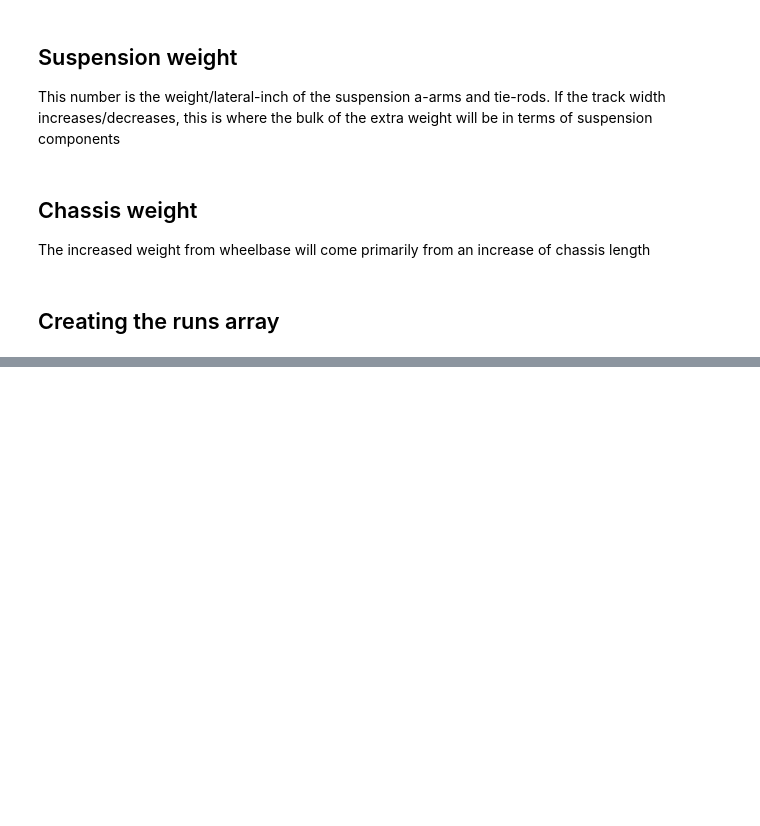
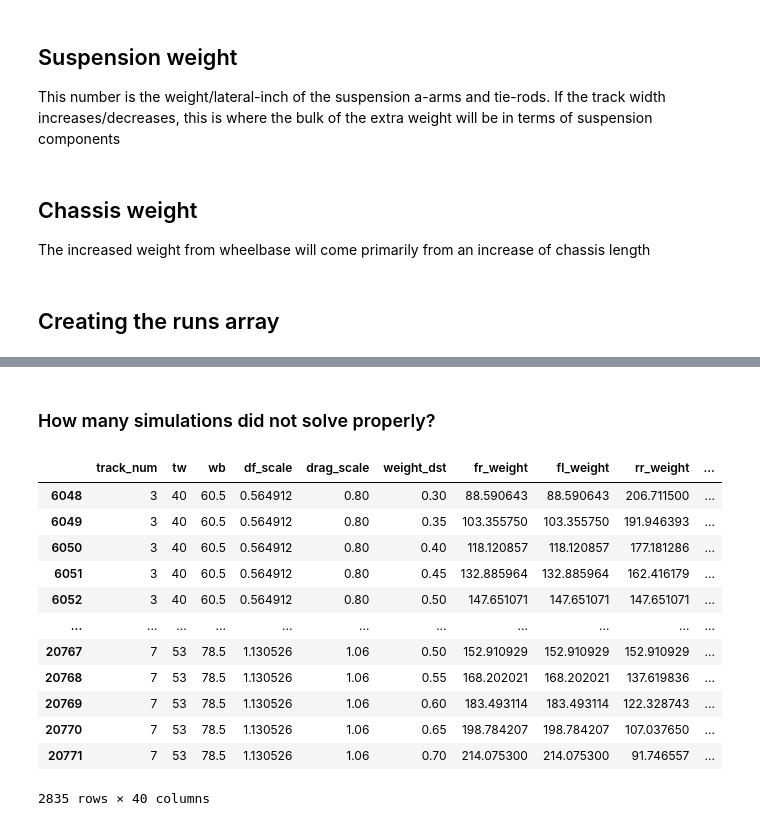
Before and after one commit to msfrt/Simulation, a Jupyter notebook: tw_wb/Track width and wheelbase study.ipynb, the cells around one changed output, grey strips where cells are left out. Cells and saved outputs as stored; diff of their text form; code cells hidden in the pictures; blank space fills up the shorter version.

Commit message:
First sim results!!!!

```diff
--- a/tw_wb/Track width and wheelbase study.ipynb
+++ b/tw_wb/Track width and wheelbase study.ipynb
@@ -210,0 +207,8 @@ runs_df.to_csv("runs_insight.csv")
+# %%
+# the file path to the results csv file (may be different on your system)
+results_file_path = "/Users/daveyonkers/Michigan State University/RSO-MSU Formula Racing Team - General/SR22 - Car XX/Systems/Simulation/working_dir/DOE/track_width_wheel_base/tw_wb_RESULTS.csv"
+
+# load the results into a dataframe
+results_df= pd.read_csv(results_file_path)
+
+results_df.head()
@@ -210,0 +223,24 @@ runs_df.to_csv("runs_insight.csv")
+# %%
+# Back-calculate the weight distrobution (%F)
+weight_dists = results_df_no_wd["fr_weight"] / (results_df_no_wd["fr_weight"] + results_df_no_wd["rr_weight"])
+# add as a column to the results df
+results_df.insert(5, "weight_dst", weight_dists, True)
+# %% [markdown]
+### How many simulations did not solve properly?
+# %%
+# the sim reports results of -999 for simulation errors
+results_df[results_df["!laptime"] < 0]
+# %% [output]
+|  | track_num | tw | wb | df_scale | drag_scale | weight_dst | fr_weight | fl_weight | rr_weight | ... |
+| 6048 | 3 | 40 | 60.5 | 0.564912 | 0.80 | 0.30 | 88.590643 | 88.590643 | 206.711500 | ... |
+| 6049 | 3 | 40 | 60.5 | 0.564912 | 0.80 | 0.35 | 103.355750 | 103.355750 | 191.946393 | ... |
+| 6050 | 3 | 40 | 60.5 | 0.564912 | 0.80 | 0.40 | 118.120857 | 118.120857 | 177.181286 | ... |
+| 6051 | 3 | 40 | 60.5 | 0.564912 | 0.80 | 0.45 | 132.885964 | 132.885964 | 162.416179 | ... |
+| 6052 | 3 | 40 | 60.5 | 0.564912 | 0.80 | 0.50 | 147.651071 | 147.651071 | 147.651071 | ... |
+| ... | ... | ... | ... | ... | ... | ... | ... | ... | ... | ... |
+| 20767 | 7 | 53 | 78.5 | 1.130526 | 1.06 | 0.50 | 152.910929 | 152.910929 | 152.910929 | ... |
+| 20768 | 7 | 53 | 78.5 | 1.130526 | 1.06 | 0.55 | 168.202021 | 168.202021 | 137.619836 | ... |
+| 20769 | 7 | 53 | 78.5 | 1.130526 | 1.06 | 0.60 | 183.493114 | 183.493114 | 122.328743 | ... |
+| 20770 | 7 | 53 | 78.5 | 1.130526 | 1.06 | 0.65 | 198.784207 | 198.784207 | 107.037650 | ... |
+| 20771 | 7 | 53 | 78.5 | 1.130526 | 1.06 | 0.70 | 214.075300 | 214.075300 | 91.746557 | ... |
+2835 rows × 40 columns
```
Also changed, not shown: parts of 10 cells of this notebook, 1 other file.
